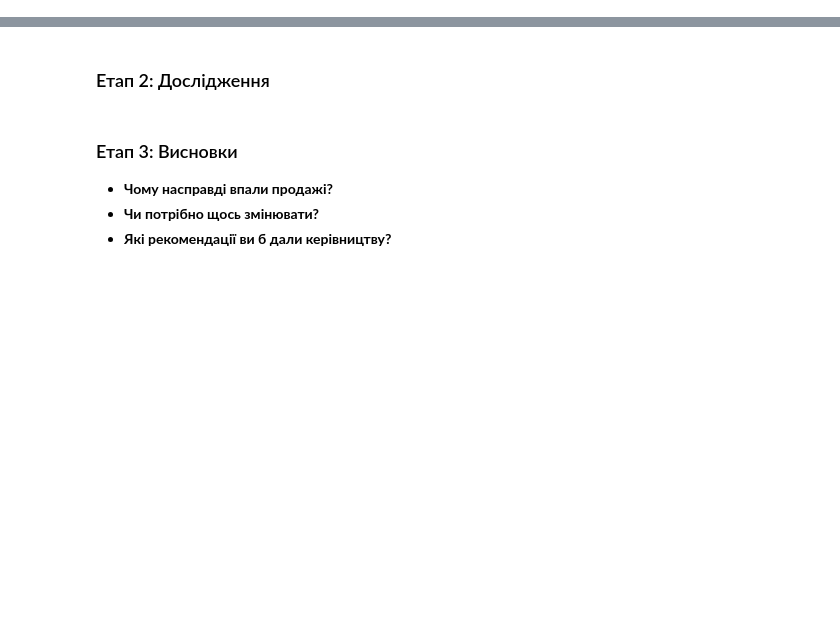
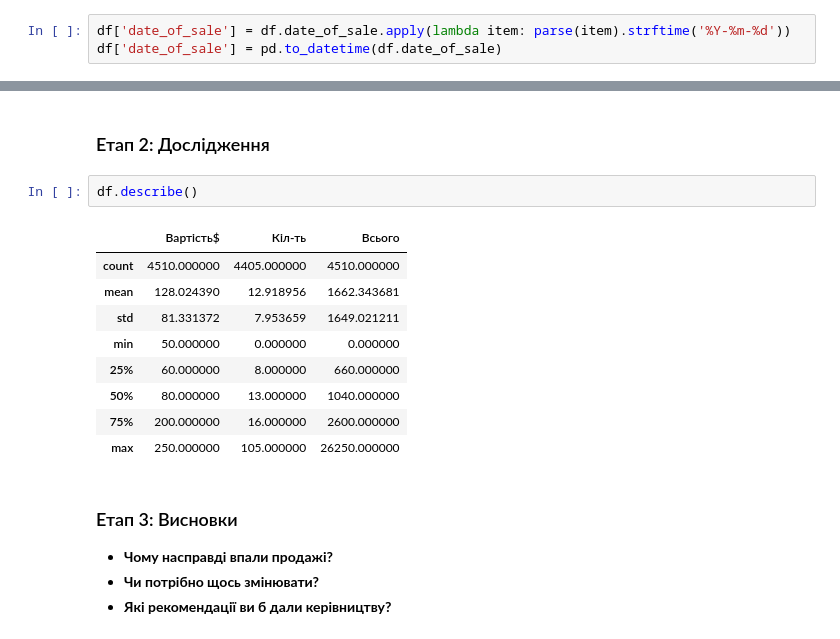
Before and after one commit to vstepin/My, a Jupyter notebook: mini_project_02_csv.ipynb, the cells around one changed output, grey strips where cells are left out. Saved outputs shown, nothing was run; the diff lists cells and outputs as text; blank space fills up the shorter version.

```diff
--- a/mini_project_02_csv.ipynb
+++ b/mini_project_02_csv.ipynb
@@ -58,0 +109,3 @@ memory usage: 176.3+ KB
+# %%
+df['date_of_sale'] = df.date_of_sale.apply(lambda item: parse(item).strftime('%Y-%m-%d'))
+df['date_of_sale'] = pd.to_datetime(df.date_of_sale)
@@ -59,5 +139,17 @@ memory usage: 176.3+ KB
 # %% [markdown]
 ### Етап 2: Дослідження
+# %%
+df.describe()
+# %% [output]
+|  | Вартість$ | Кіл-ть | Всього |
+| count | 4510.000000 | 4405.000000 | 4510.000000 |
+| mean | 128.024390 | 12.918956 | 1662.343681 |
+| std | 81.331372 | 7.953659 | 1649.021211 |
+| min | 50.000000 | 0.000000 | 0.000000 |
+| 25% | 60.000000 | 8.000000 | 660.000000 |
+| 50% | 80.000000 | 13.000000 | 1040.000000 |
+| 75% | 200.000000 | 16.000000 | 2600.000000 |
+| max | 250.000000 | 105.000000 | 26250.000000 |
 # %% [markdown]
 ### Етап 3: Висновки
 
```
Also changed, not shown: parts of 7 cells of this notebook.
